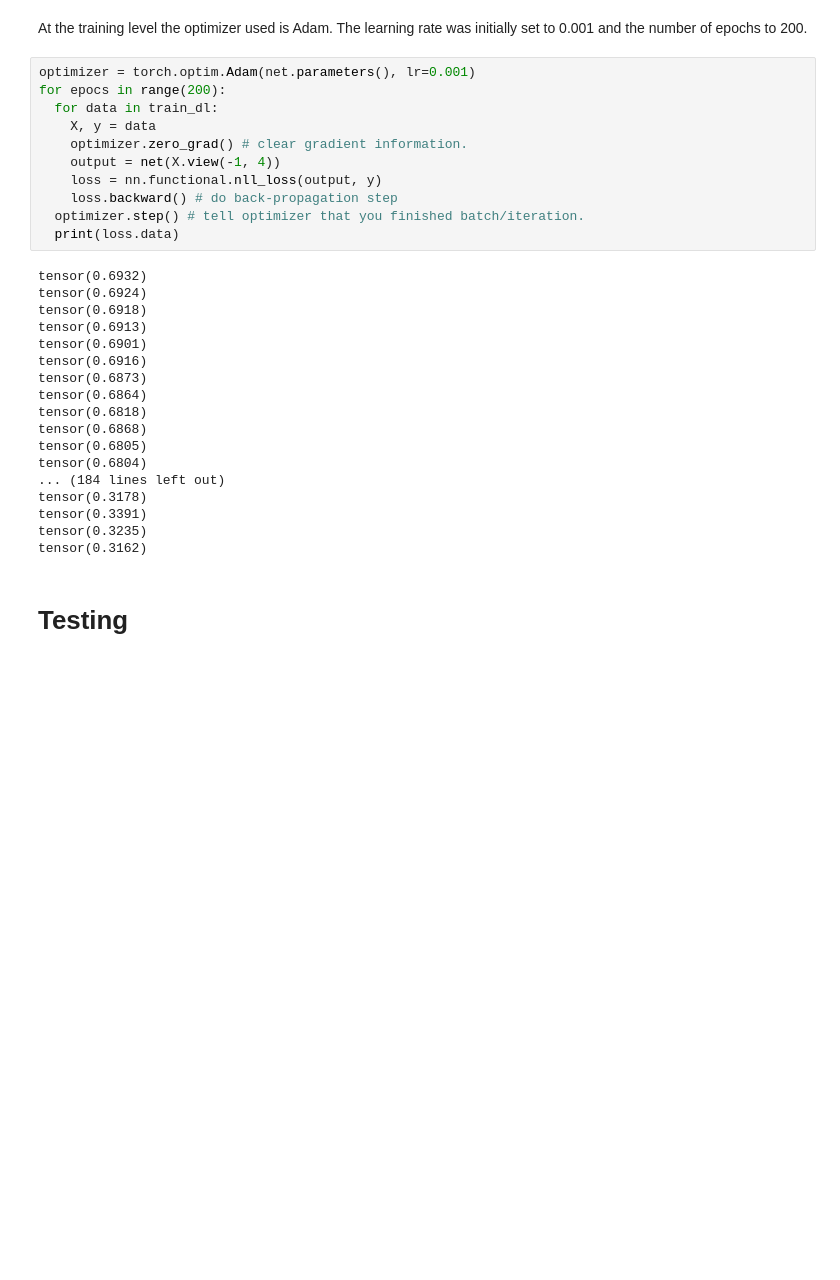
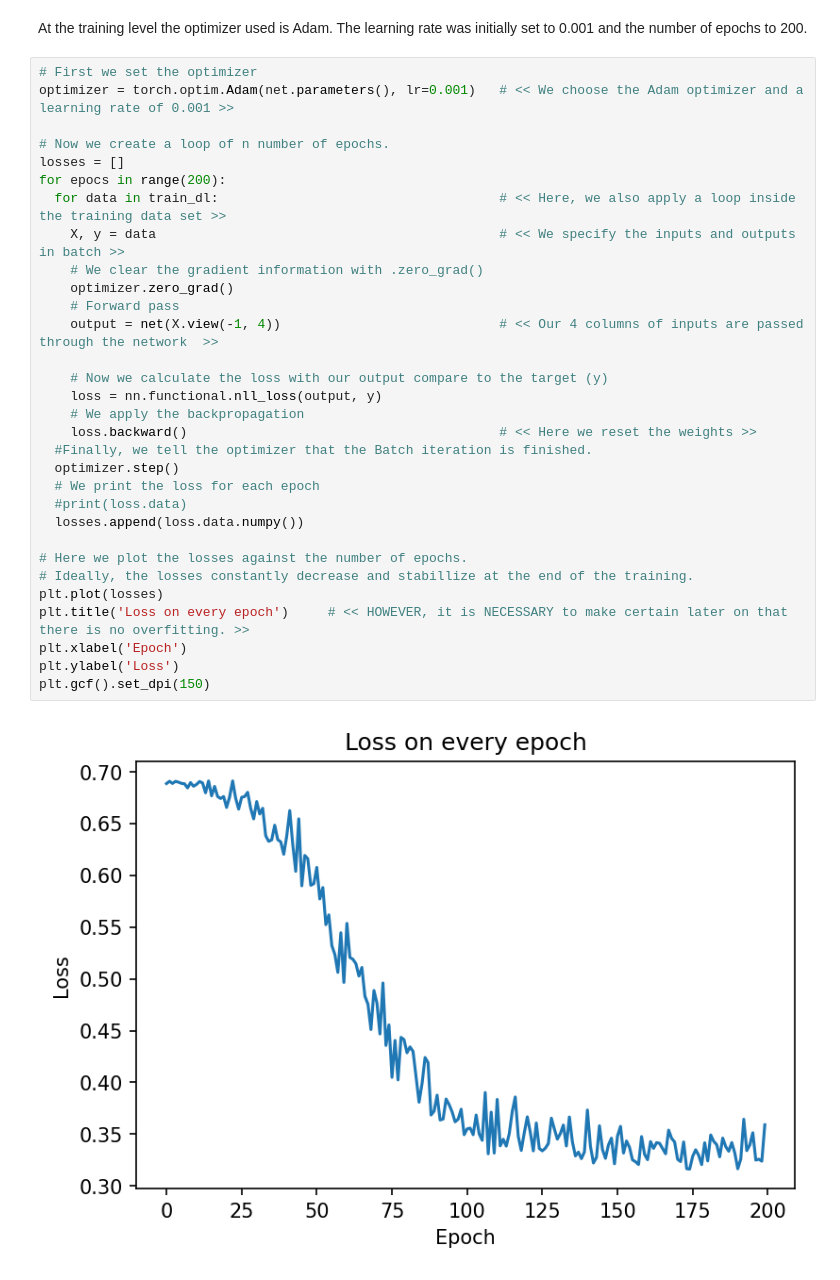
Before and after one commit to antoinebachand/Deep-Learnig-, a Jupyter notebook: Binary_1target.ipynb, the cells around one changed output. Saved outputs shown, nothing was run; the diff lists cells and outputs as text; blank space fills up the shorter version.

```diff
--- a/Binary_1target.ipynb
+++ b/Binary_1target.ipynb
@@ -184,34 +188,36 @@ MyANN(
 # Training
 # %% [markdown]
 At the training level the optimizer used is Adam. The learning rate was initially set to 0.001 and the number of epochs to 200.
-# %%
-optimizer = torch.optim.Adam(net.parameters(), lr=0.001)
-for epocs in range(200):
-  for data in train_dl:
-    X, y = data
-    optimizer.zero_grad() # clear gradient information.
-    output = net(X.view(-1, 4))
-    loss = nn.functional.nll_loss(output, y)
-    loss.backward() # do back-propagation step
-  optimizer.step() # tell optimizer that you finished batch/iteration.
-  print(loss.data)
-# %% [output]
-tensor(0.6932)
-tensor(0.6924)
-tensor(0.6918)
-tensor(0.6913)
-tensor(0.6901)
-tensor(0.6916)
-tensor(0.6873)
-tensor(0.6864)
-tensor(0.6818)
-tensor(0.6868)
-tensor(0.6805)
-tensor(0.6804)
-... (184 lines left out)
-tensor(0.3178)
-tensor(0.3391)
-tensor(0.3235)
-tensor(0.3162)
-# %% [markdown]
-# Testing
+# %%
+# First we set the optimizer
+optimizer = torch.optim.Adam(net.parameters(), lr=0.001)   # << We choose the Adam optimizer and a learning rate of 0.001 >>
+
+# Now we create a loop of n number of epochs.
+losses = []
+for epocs in range(200):
+  for data in train_dl:                                    # << Here, we also apply a loop inside the training data set >>
+    X, y = data                                            # << We specify the inputs and outputs in batch >>
+    # We clear the gradient information with .zero_grad()
+    optimizer.zero_grad()
+    # Forward pass
+    output = net(X.view(-1, 4))                            # << Our 4 columns of inputs are passed through the network  >>
+
+    # Now we calculate the loss with our output compare to the target (y)
+    loss = nn.functional.nll_loss(output, y)
+    # We apply the backpropagation
+    loss.backward()                                        # << Here we reset the weights >>
+  #Finally, we tell the optimizer that the Batch iteration is finished.
+  optimizer.step()
+  # We print the loss for each epoch
+  #print(loss.data)
+  losses.append(loss.data.numpy())
+
+# Here we plot the losses against the number of epochs.
+# Ideally, the losses constantly decrease and stabillize at the end of the training.
+plt.plot(losses)
+plt.title('Loss on every epoch')     # << HOWEVER, it is NECESSARY to make certain later on that there is no overfitting. >>
+plt.xlabel('Epoch')
+plt.ylabel('Loss')
+plt.gcf().set_dpi(150)
+# %% [output]
+[figure, added]
```
Also changed, not shown: parts of 6 cells of this notebook.
